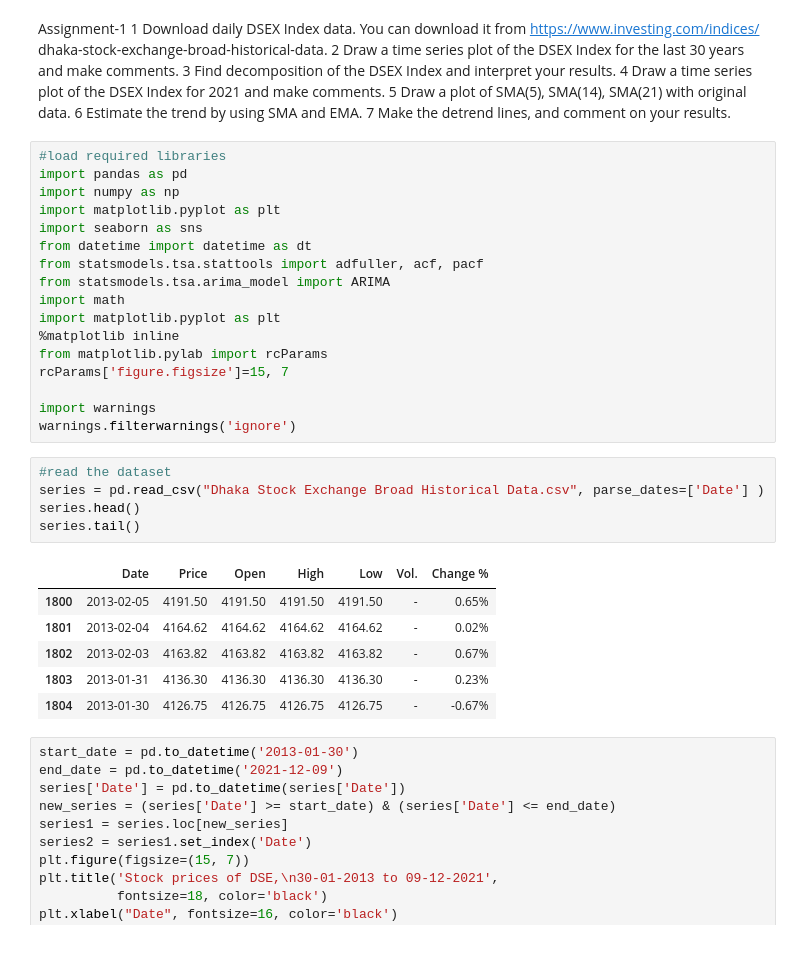
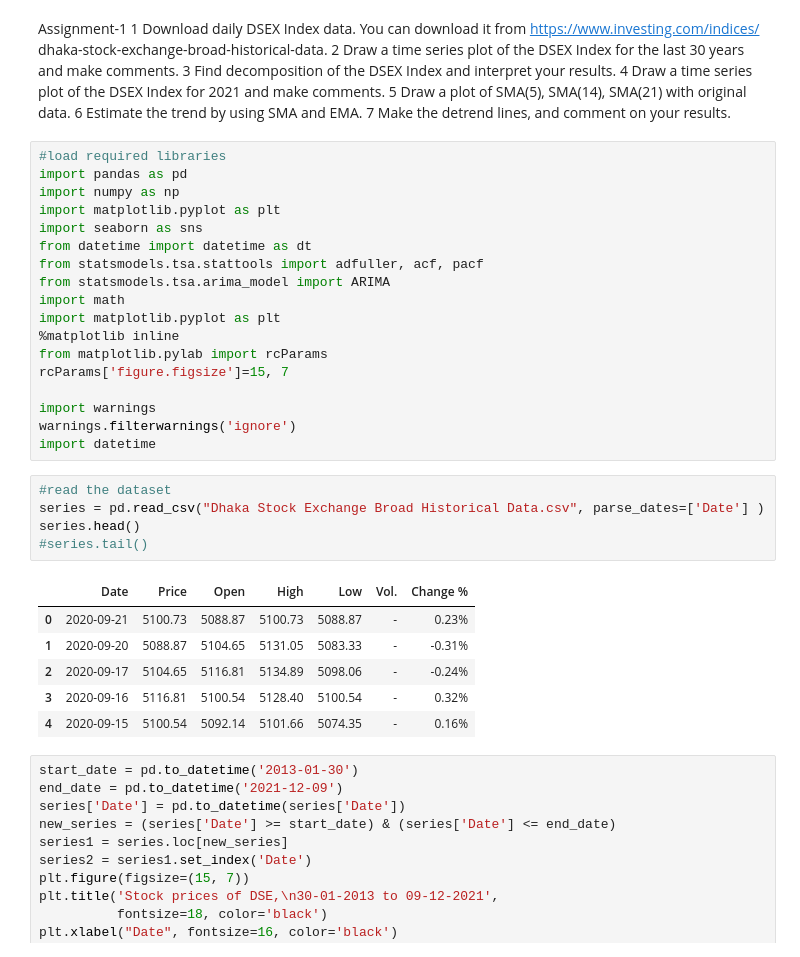
Before and after one commit to mrazzaqe/Machine-Learing, a Jupyter notebook: TimeSeriesAnalysisAssignment.ipynb, the cells around one changed output. Cells and saved outputs as stored; diff of their text form.

```diff
--- a/TimeSeriesAnalysisAssignment.ipynb
+++ b/TimeSeriesAnalysisAssignment.ipynb
@@ -28,18 +28,19 @@ rcParams['figure.figsize']=15, 7
 
 import warnings
 warnings.filterwarnings('ignore')
+import datetime
 # %%
 #read the dataset
 series = pd.read_csv("Dhaka Stock Exchange Broad Historical Data.csv", parse_dates=['Date'] )
 series.head()
-series.tail()
+#series.tail()
 # %% [output]
 |  | Date | Price | Open | High | Low | Vol. | Change % |
-| 1800 | 2013-02-05 | 4191.50 | 4191.50 | 4191.50 | 4191.50 | - | 0.65% |
-| 1801 | 2013-02-04 | 4164.62 | 4164.62 | 4164.62 | 4164.62 | - | 0.02% |
-| 1802 | 2013-02-03 | 4163.82 | 4163.82 | 4163.82 | 4163.82 | - | 0.67% |
-| 1803 | 2013-01-31 | 4136.30 | 4136.30 | 4136.30 | 4136.30 | - | 0.23% |
-| 1804 | 2013-01-30 | 4126.75 | 4126.75 | 4126.75 | 4126.75 | - | -0.67% |
+| 0 | 2020-09-21 | 5100.73 | 5088.87 | 5100.73 | 5088.87 | - | 0.23% |
+| 1 | 2020-09-20 | 5088.87 | 5104.65 | 5131.05 | 5083.33 | - | -0.31% |
+| 2 | 2020-09-17 | 5104.65 | 5116.81 | 5134.89 | 5098.06 | - | -0.24% |
+| 3 | 2020-09-16 | 5116.81 | 5100.54 | 5128.40 | 5100.54 | - | 0.32% |
+| 4 | 2020-09-15 | 5100.54 | 5092.14 | 5101.66 | 5074.35 | - | 0.16% |
 # %%
 start_date = pd.to_datetime('2013-01-30')
 end_date = pd.to_datetime('2021-12-09')
```
Also changed, not shown: parts of 2 cells of this notebook, 4 other files.
